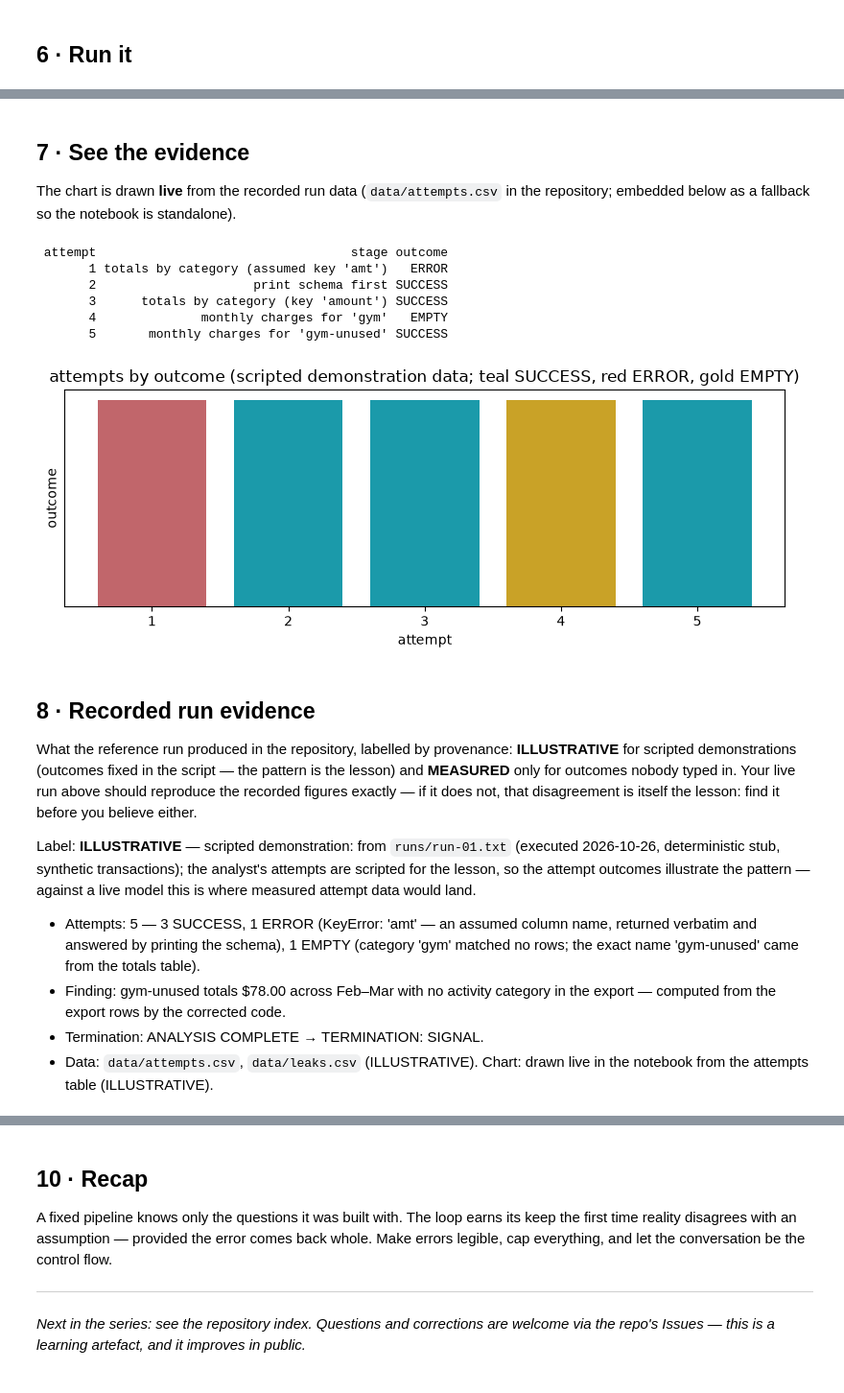
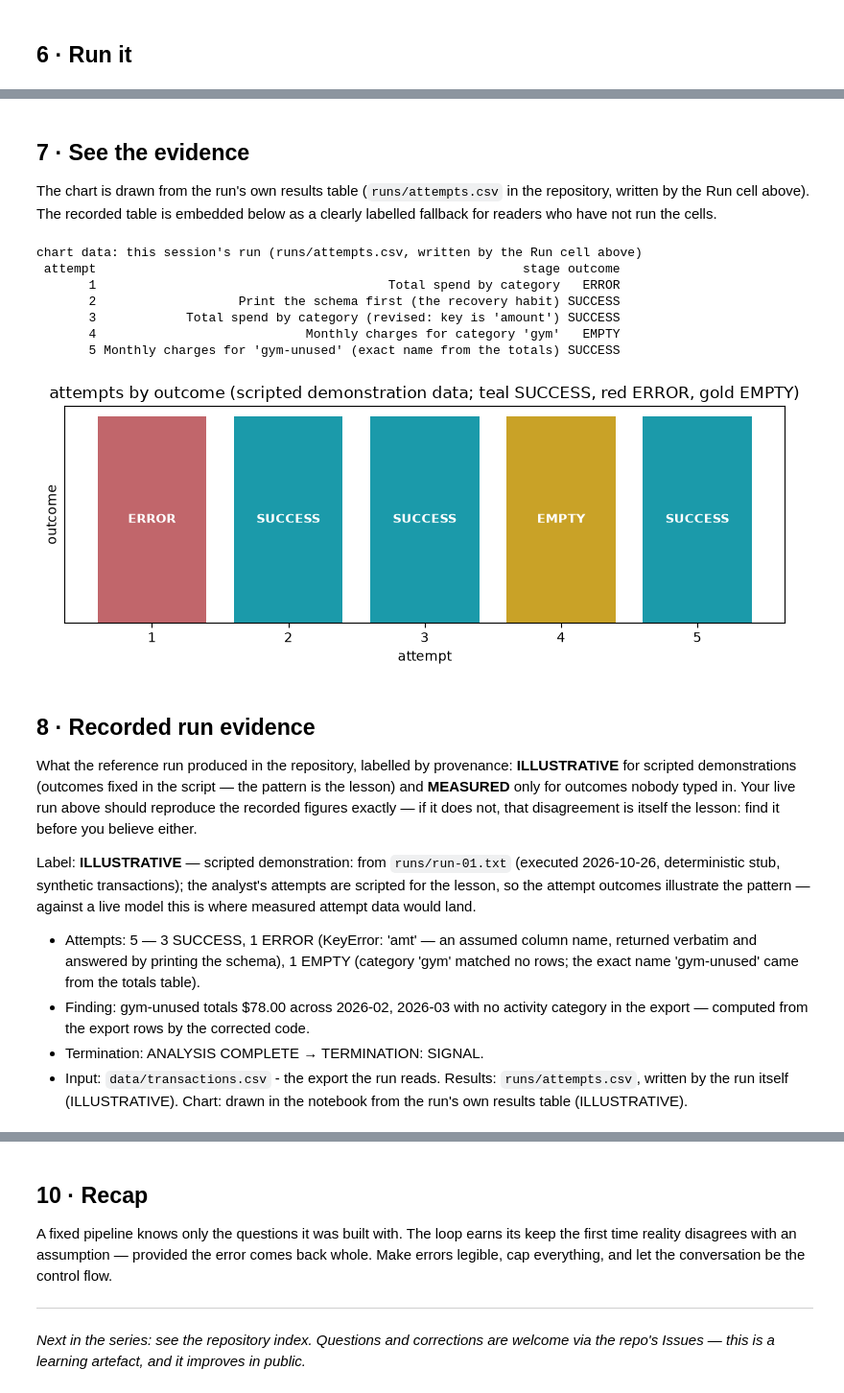
Before and after one commit to GAI-Engineering/poc-learning-lab, a Jupyter notebook: notebooks/04-analyst-executor-loop/04-analyst-executor-loop.ipynb, the cells around one changed output, grey strips where cells are left out. Shown at 96% size. Saved outputs shown, nothing was run; the diff lists cells and outputs as text; code cells hidden in the pictures.

```diff
--- a/notebooks/04-analyst-executor-loop/04-analyst-executor-loop.ipynb
+++ b/notebooks/04-analyst-executor-loop/04-analyst-executor-loop.ipynb
@@ -184,58 +232,66 @@ TERMINATION: SIGNAL
 # %% [markdown]
 ## 7 · See the evidence
 
-The chart is drawn **live** from the recorded run data (`data/attempts.csv` in the repository; embedded below as a fallback so the notebook is standalone).
+The chart is drawn from the run's own results table (`runs/attempts.csv` in the repository, written by the Run cell above). The recorded table is embedded below as a clearly labelled fallback for readers who have not run the cells.
 # %%
 import io
 import warnings
-warnings.filterwarnings('ignore')  # keep sandbox paths/warnings out of stored outputs (QA-7)
+warnings.filterwarnings('ignore')  # keep library warnings out of stored outputs (QA-7)
 import pandas as pd
 import matplotlib.pyplot as plt
 
 RECORDED_CSV = """attempt,stage,outcome
-1,totals by category (assumed key 'amt'),ERROR
-2,print schema first,SUCCESS
-3,totals by category (key 'amount'),SUCCESS
-4,monthly charges for 'gym',EMPTY
-5,monthly charges for 'gym-unused',SUCCESS"""
+1,Total spend by category,ERROR
+2,Print the schema first (the recovery habit),SUCCESS
+3,Total spend by category (revised: key is 'amount'),SUCCESS
+4,Monthly charges for category 'gym',EMPTY
+5,Monthly charges for 'gym-unused' (exact name from the totals),SUCCESS"""
 
-csv_file = Path("data/attempts.csv")
-text = csv_file.read_text() if csv_file.exists() else RECORDED_CSV
+csv_file = Path("runs/attempts.csv")
+if csv_file.exists():
+    text = csv_file.read_text()
+    print("chart data: this session's run (runs/attempts.csv, written by the Run cell above)")
+else:
+    text = RECORDED_CSV
+    print("chart data: the RECORDED run shipped in the repository (the Run cell has not been executed in this session)")
 df = pd.read_csv(io.StringIO(text))
 print(df.to_string(index=False))
 
 CHART_MODE = "attempts"
 if CHART_MODE == "attempts":
     colors = ["#C1666B" if o == "ERROR" else ("#C9A227" if o == "EMPTY" else "#1B9AAA") for o in df["outcome"]]
     fig, ax = plt.subplots(figsize=(8, 3.2))
-    ax.bar(df["attempt"], [1] * len(df), color=colors)
+    bars = ax.bar(df["attempt"], [1] * len(df), color=colors)
+    for rect, outcome in zip(bars, df["outcome"]):
+        ax.text(rect.get_x() + rect.get_width() / 2, 0.5, outcome, ha="center", va="center", color="white", fontsize=9, fontweight="bold")
     ax.set_yticks([]); ax.set_xlabel("attempt"); ax.set_ylabel("outcome")
     ax.set_title("attempts by outcome (scripted demonstration data; teal SUCCESS, red ERROR, gold EMPTY)")
 elif CHART_MODE == "routing":
     x = range(len(df))
     fig, ax = plt.subplots(figsize=(8, 3.2))
     ax.bar([i - 0.2 for i in x], df["agent_turns"], width=0.4, color="#1B9AAA", label="agent turns")
     ax.bar([i + 0.2 for i in x], df["total_calls"], width=0.4, color="#C9A227", label="total calls")
     ax.set_xticks(list(x)); ax.set_xticklabels(df["mode"]); ax.set_ylabel("count"); ax.legend()
     ax.set_title("turns and total calls by routing mode (scripted demonstration data)")
 else:  # debate
     x = range(len(df))
     fig, ax = plt.subplots(figsize=(8, 3.2))
     ax.bar([i - 0.2 for i in x], df["pro_strength"], width=0.4, color="#1B9AAA", label="pro strength")
     ax.bar([i + 0.2 for i in x], df["con_strength"], width=0.4, color="#C1666B", label="con strength")
     ax.set_xticks(list(x)); ax.set_xticklabels(df["claim"] + " (" + df["verdict"] + ")")
     ax.set_ylabel("scripted argument strength"); ax.legend()
     ax.set_title("debate strength by claim (scripted demonstration data)")
 plt.tight_layout()
 plt.show()
 # %% [output]
- attempt                                  stage outcome
-       1 totals by category (assumed key 'amt')   ERROR
-       2                     print schema first SUCCESS
-       3      totals by category (key 'amount') SUCCESS
-       4              monthly charges for 'gym'   EMPTY
-       5       monthly charges for 'gym-unused' SUCCESS
+chart data: this session's run (runs/attempts.csv, written by the Run cell above)
+ attempt                                                         stage outcome
+       1                                       Total spend by category   ERROR
+       2                   Print the schema first (the recovery habit) SUCCESS
+       3            Total spend by category (revised: key is 'amount') SUCCESS
+       4                            Monthly charges for category 'gym'   EMPTY
+       5 Monthly charges for 'gym-unused' (exact name from the totals) SUCCESS
-[figure, old version]
+[figure, new version]
 # %% [markdown]
 ## 8 · Recorded run evidence
 
@@ -244,9 +300,9 @@ What the reference run produced in the repository, labelled by provenance: **ILL
 Label: **ILLUSTRATIVE** — scripted demonstration: from `runs/run-01.txt` (executed 2026-10-26, deterministic stub, synthetic transactions); the analyst's attempts are scripted for the lesson, so the attempt outcomes illustrate the pattern — against a live model this is where measured attempt data would land.
 
 - Attempts: 5 — 3 SUCCESS, 1 ERROR (KeyError: 'amt' — an assumed column name, returned verbatim and answered by printing the schema), 1 EMPTY (category 'gym' matched no rows; the exact name 'gym-unused' came from the totals table).
-- Finding: gym-unused totals $78.00 across Feb–Mar with no activity category in the export — computed from the export rows by the corrected code.
+- Finding: gym-unused totals $78.00 across 2026-02, 2026-03 with no activity category in the export — computed from the export rows by the corrected code.
 - Termination: ANALYSIS COMPLETE → TERMINATION: SIGNAL.
-- Data: `data/attempts.csv`, `data/leaks.csv` (ILLUSTRATIVE). Chart: drawn live in the notebook from the attempts table (ILLUSTRATIVE).
+- Input: `data/transactions.csv` - the export the run reads. Results: `runs/attempts.csv`, written by the run itself (ILLUSTRATIVE). Chart: drawn in the notebook from the run's own results table (ILLUSTRATIVE).
 # %% [markdown]
 ## 9 · Exercises
 
```
Also changed, not shown: parts of 8 cells of this notebook, 35 other files.
